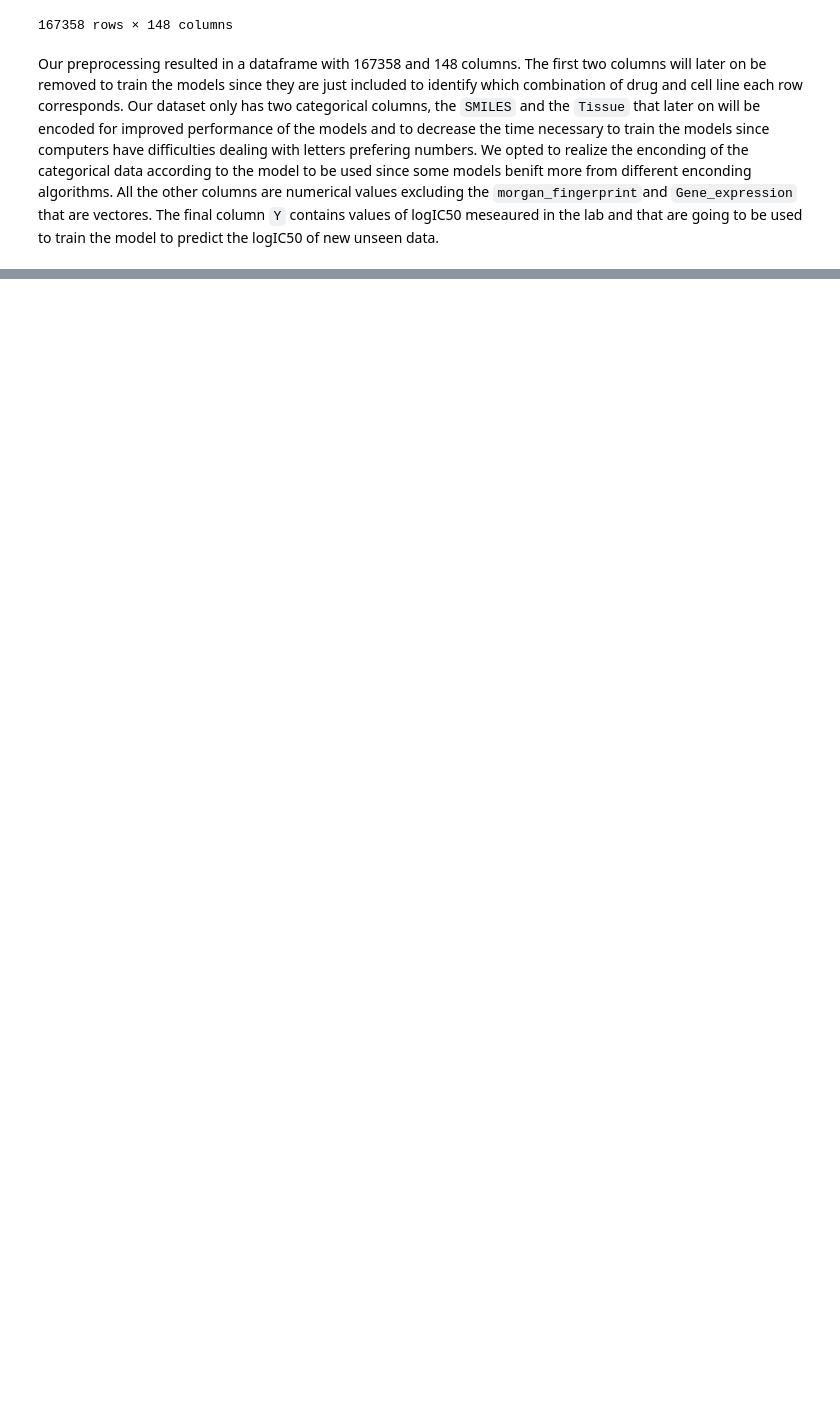
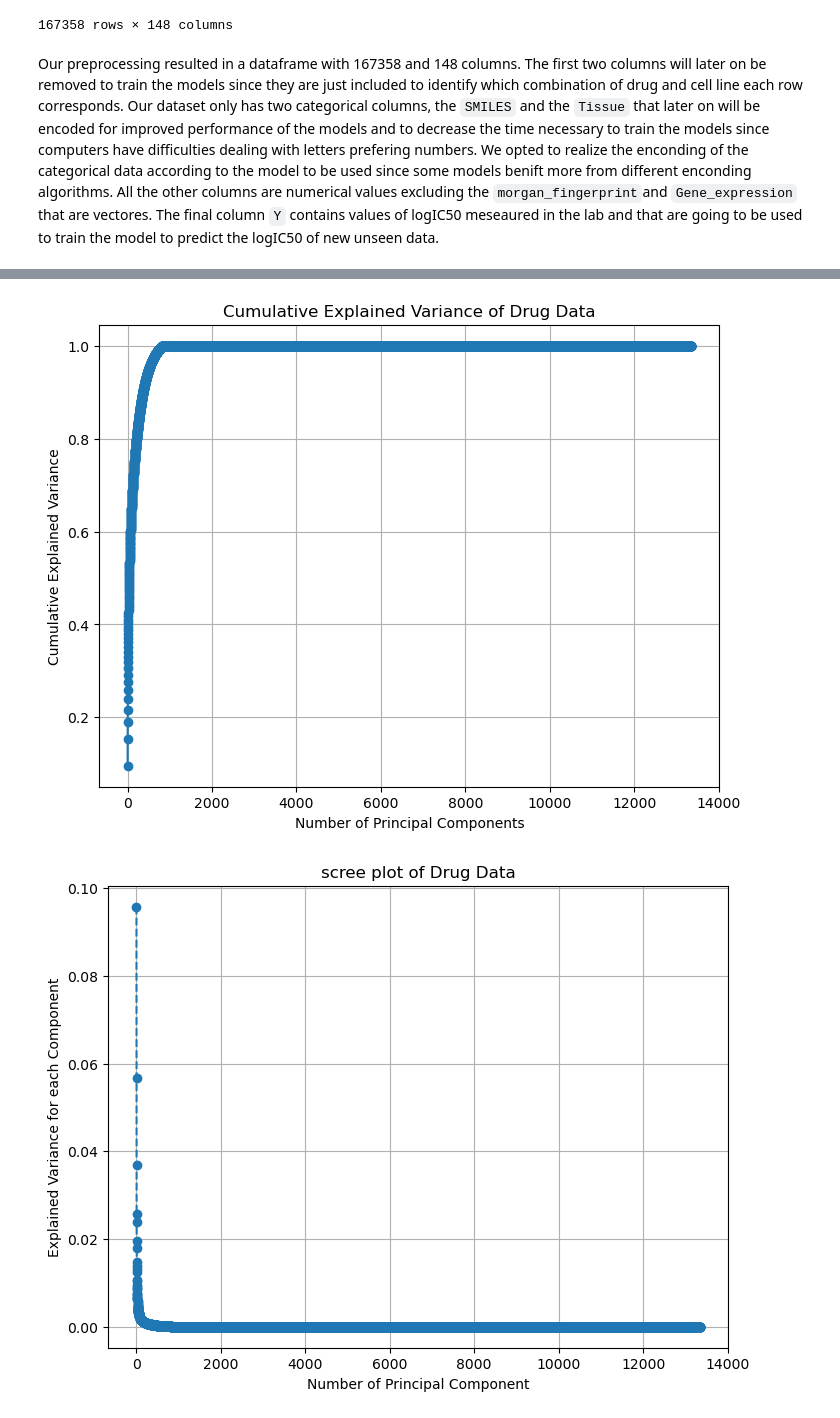
Before and after one commit to ricardofoliveira61/ML-data-analysis, a Jupyter notebook: part_1.ipynb, the cells around one changed output, grey strips where cells are left out. Cells and saved outputs as stored; diff of their text form; code cells hidden in the pictures; blank space fills up the shorter version.

```diff
--- a/part_1.ipynb
+++ b/part_1.ipynb
@@ -672,0 +778,24 @@ filtered_GDSC.to_pickle(path="data/filtered_GDSC.pkl")
+# %%
+pca2 = PCA()
+pca_results = pca2.fit(gene_expressions_scaled)
+explained_variance = pca_results.explained_variance_ratio_
+cumulative_variance_drugs = np.cumsum(explained_variance)
+
+plt.figure(figsize=(8, 6))
+plt.plot(cumulative_variance_drugs, marker='o', linestyle='-')
+plt.title("Cumulative Explained Variance of Drug Data")
+plt.xlabel("Number of Principal Components")
+plt.ylabel("Cumulative Explained Variance")
+plt.grid()
+plt.show()
+
+plt.figure(figsize=(8, 6))
+plt.plot(range(1, len(explained_variance) + 1), explained_variance, marker='o', linestyle='--')
+plt.title("scree plot of Drug Data")
+plt.xlabel("Number of Principal Component")
+plt.ylabel("Explained Variance for each Component")
+plt.grid(True)
+plt.show()
+# %% [output]
+[figure, added]
+[figure, added]
```
Also changed, not shown: parts of 58 cells of this notebook.
